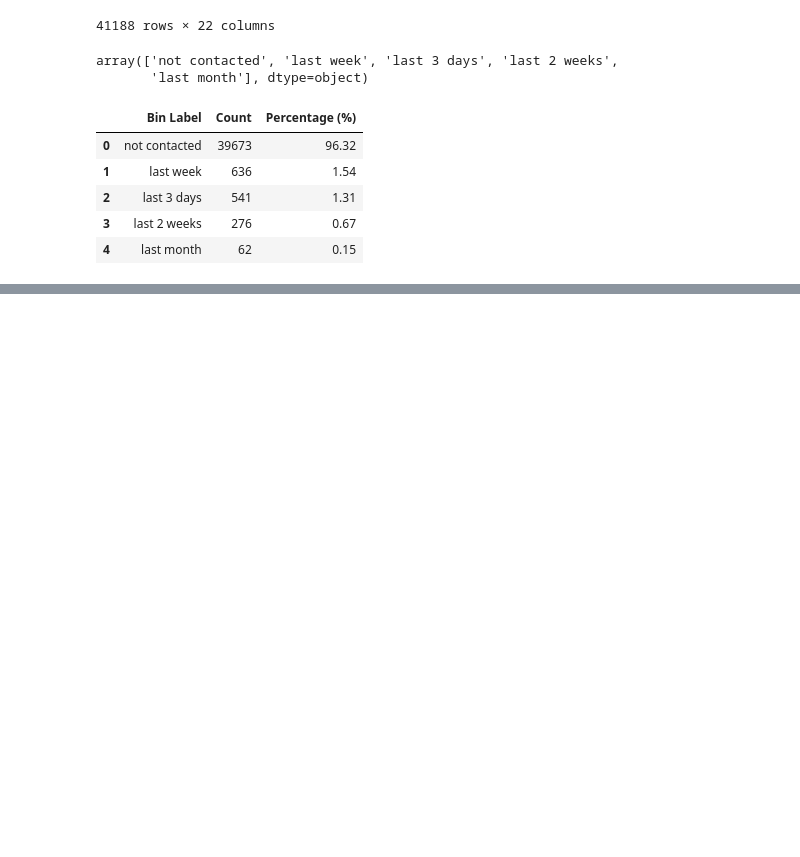
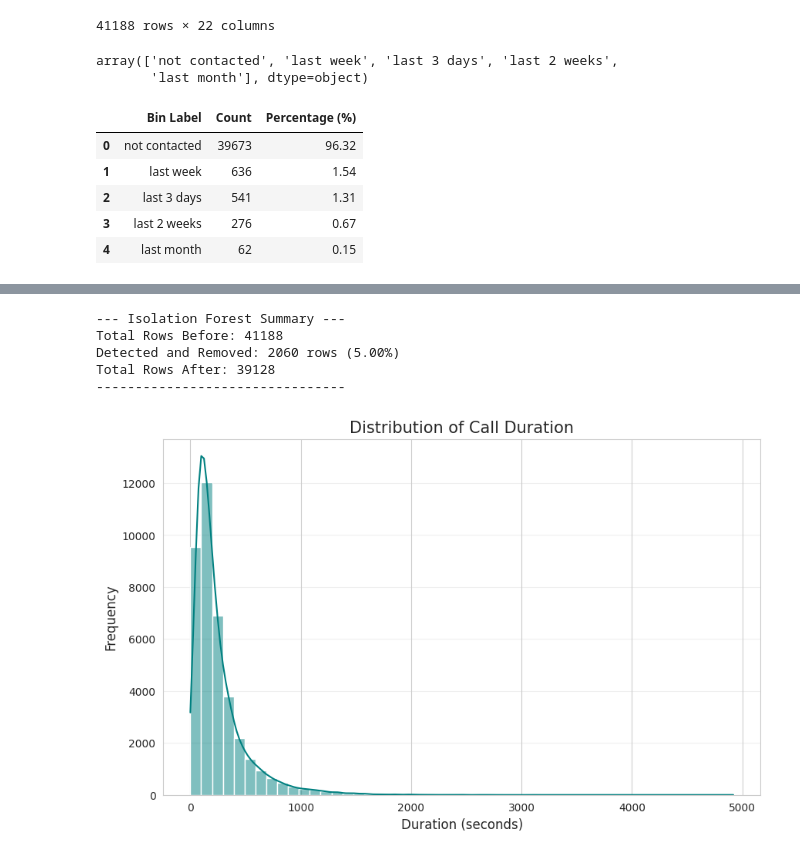
Before and after one commit to NitoBoritto/El_Farghaly_Bros., a Jupyter notebook: notebooks/expirement.ipynb, the cells around one changed output, grey strips where cells are left out. Drawn from its saved outputs; the diff is of its cells as text; code cells hidden in the pictures; blank space fills up the shorter version.

```diff
--- a/notebooks/expirement.ipynb
+++ b/notebooks/expirement.ipynb
@@ -375,0 +450,45 @@ get_pdays_summary(df)
+# %%
+def handle_outliers_isolation_forest(df, contamination=0.05):
+
+    df_cleaned = df.copy()
+
+    numeric_cols = df.select_dtypes(include=[np.number]).columns
+
+    if numeric_cols.empty:
+        print("No numerical columns found.")
+        return df_cleaned
+
+
+    iso = IsolationForest(contamination=contamination, random_state=42)
+
+
+    data_for_model = df[numeric_cols].fillna(df[numeric_cols].median())
+    preds = iso.fit_predict(data_for_model)
+
+    outlier_indices = df.index[preds == -1]
+    df_cleaned = df_cleaned.drop(index=outlier_indices)
+
+    print(f"\n--- Isolation Forest Summary ---")
+    print(f"Total Rows Before: {len(df)}")
+    print(f"Detected and Removed: {len(outlier_indices)} rows ({(len(outlier_indices)/len(df)*100):.2f}%)")
+    print(f"Total Rows After: {len(df_cleaned)}")
+    print("-" * 32)
+
+    return df_cleaned
+df=handle_outliers_isolation_forest(df)
+# %% [output]
+--- Isolation Forest Summary ---
+Total Rows Before: 41188
+Detected and Removed: 2060 rows (5.00%)
+Total Rows After: 39128
+--------------------------------
+# %%
+plt.figure(figsize=(10, 6))
+sns.histplot(df['duration'], kde=True, color='teal', bins=50)
+plt.title('Distribution of Call Duration', fontsize=15)
+plt.xlabel('Duration (seconds)', fontsize=12)
+plt.ylabel('Frequency', fontsize=12)
+plt.grid(axis='y', alpha=0.3)
+plt.show()
+# %% [output]
+[figure, added]
```
Also changed, not shown: parts of 16 cells of this notebook.
